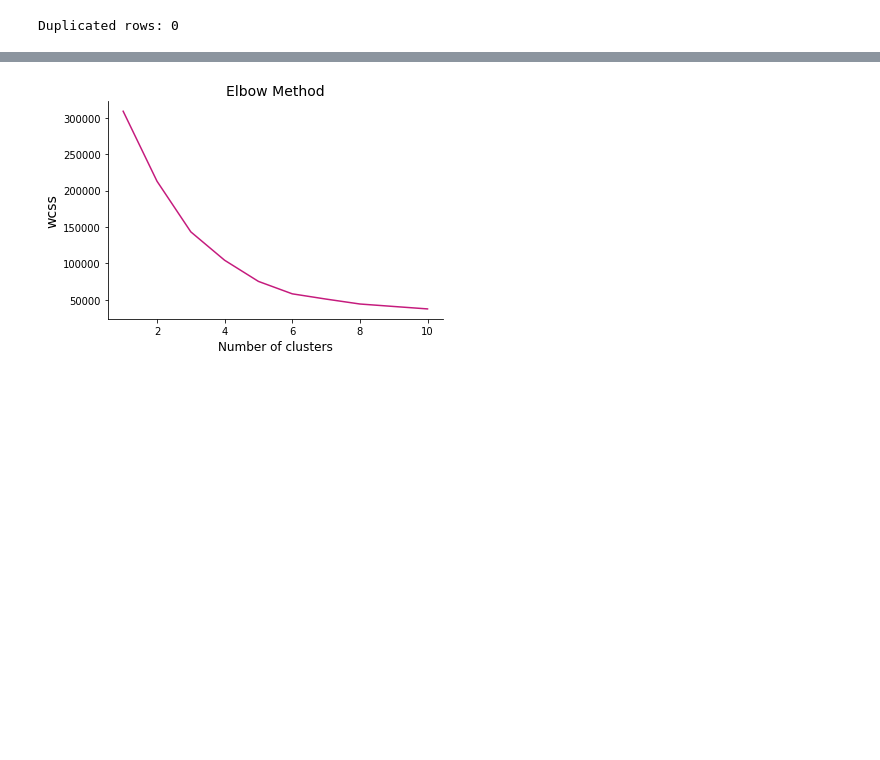
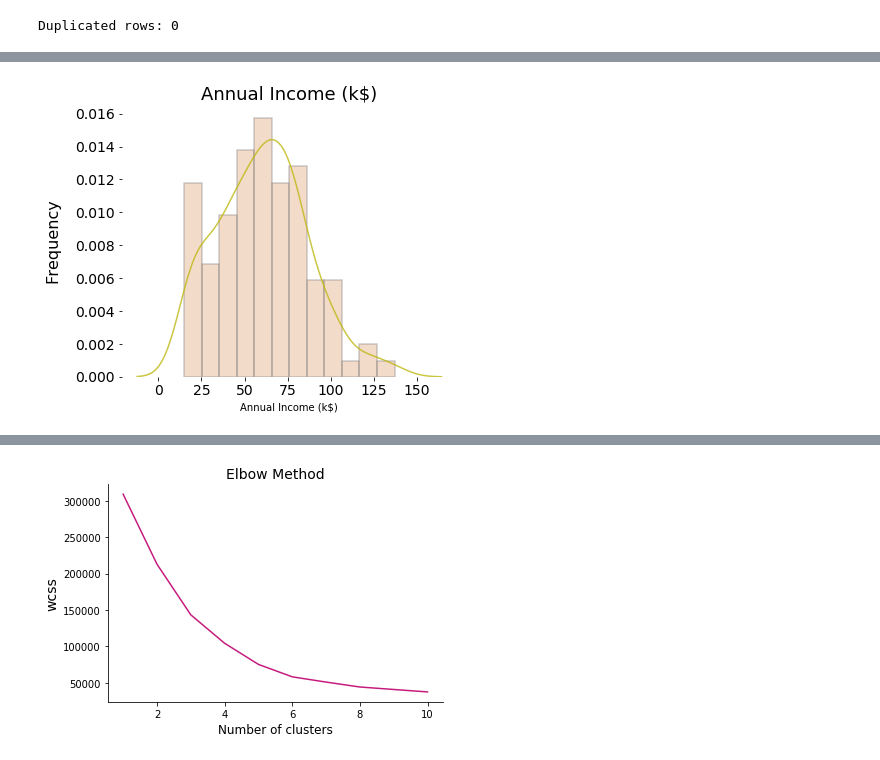
Before and after one commit to ugis22/clustering_analysis, a Jupyter notebook: clustering_analysis.ipynb, the cells around one changed output, grey strips where cells are left out. Saved outputs shown, nothing was run; the diff lists cells and outputs as text; code cells hidden in the pictures; blank space fills up the shorter version.

```diff
--- a/clustering_analysis.ipynb
+++ b/clustering_analysis.ipynb
@@ -113,0 +164,4 @@ graph_histo(customers["Annual Income (k$)"])
+# %%
+graph_histo(income)
+# %% [output]
+[figure, added]
```
Also changed, not shown: parts of 21 cells of this notebook.
